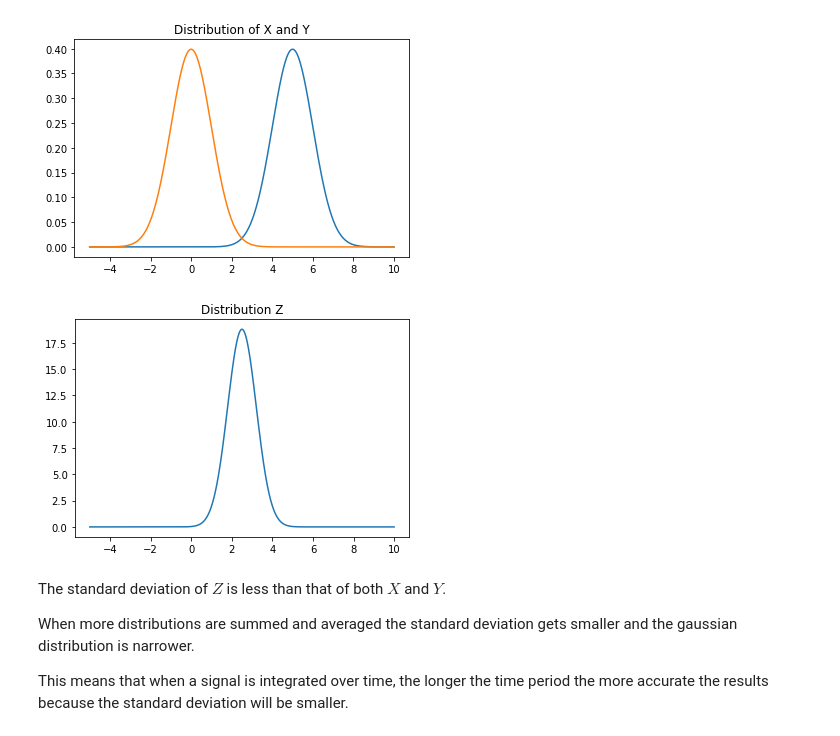
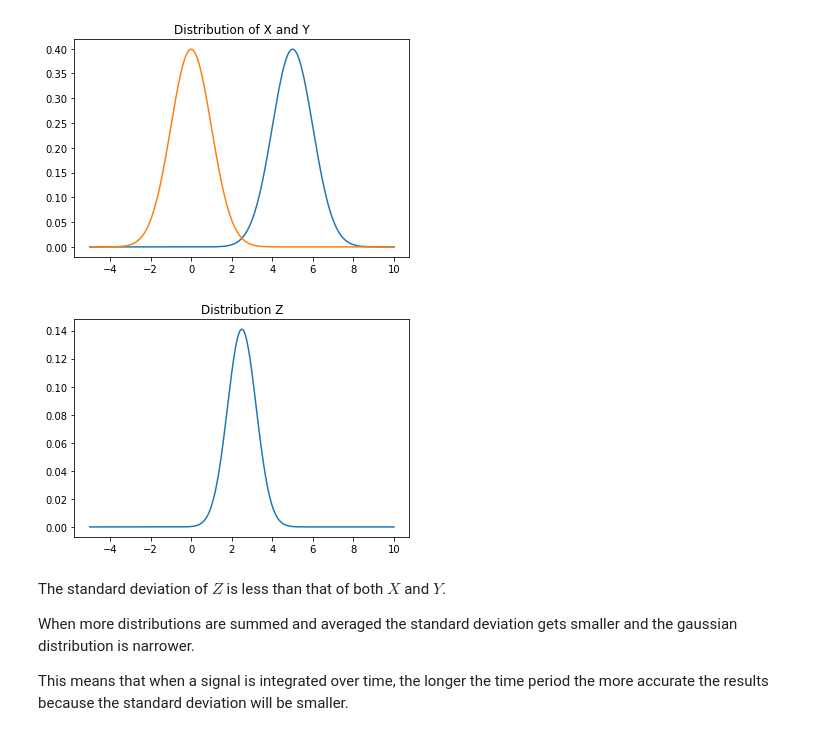
Before and after one commit to SaranshPK/Phys434, a Jupyter notebook: homework#2.ipynb, the cells around one changed output. Saved outputs shown, nothing was run; the diff lists cells and outputs as text; code cells hidden in the pictures.

```diff
--- a/homework#2.ipynb
+++ b/homework#2.ipynb
@@ -101,11 +102,11 @@ plt.show()
 # %%
 pdfz = np.convolve(pdfx, pdfy)
 z = np.linspace(-5, 10, pdfz.size)
-plt.plot(z, pdfz)
+plt.plot(z, pdfz*(15/pdfz.size))
 plt.title('Distribution Z')
 plt.show()
 # %% [output]
-[figure, old version]
+[figure, new version]
 # %% [markdown]
 The standard deviation of $Z$ is less than that of both $X$ and $Y$.
 
```
Also changed, not shown: parts of 2 cells of this notebook, 1 other file.
